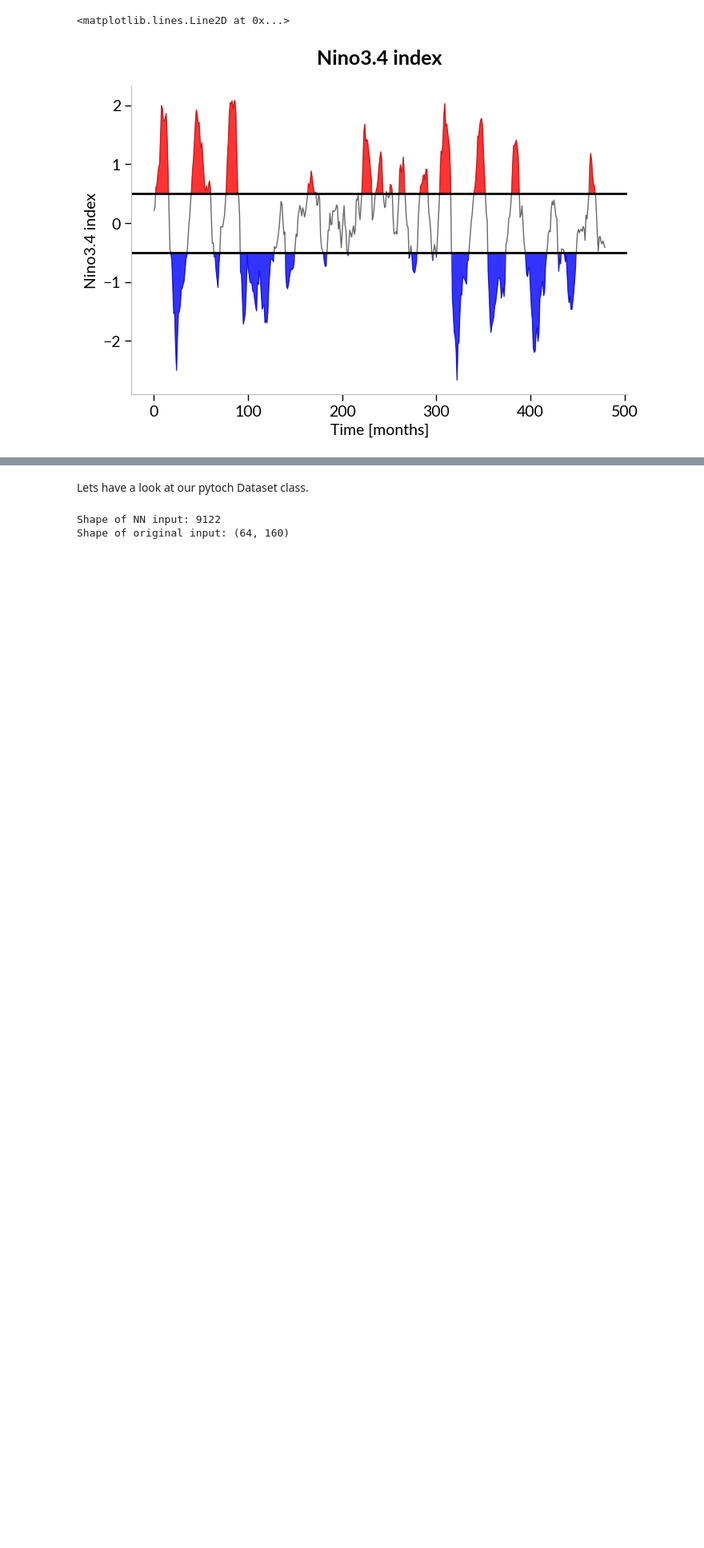
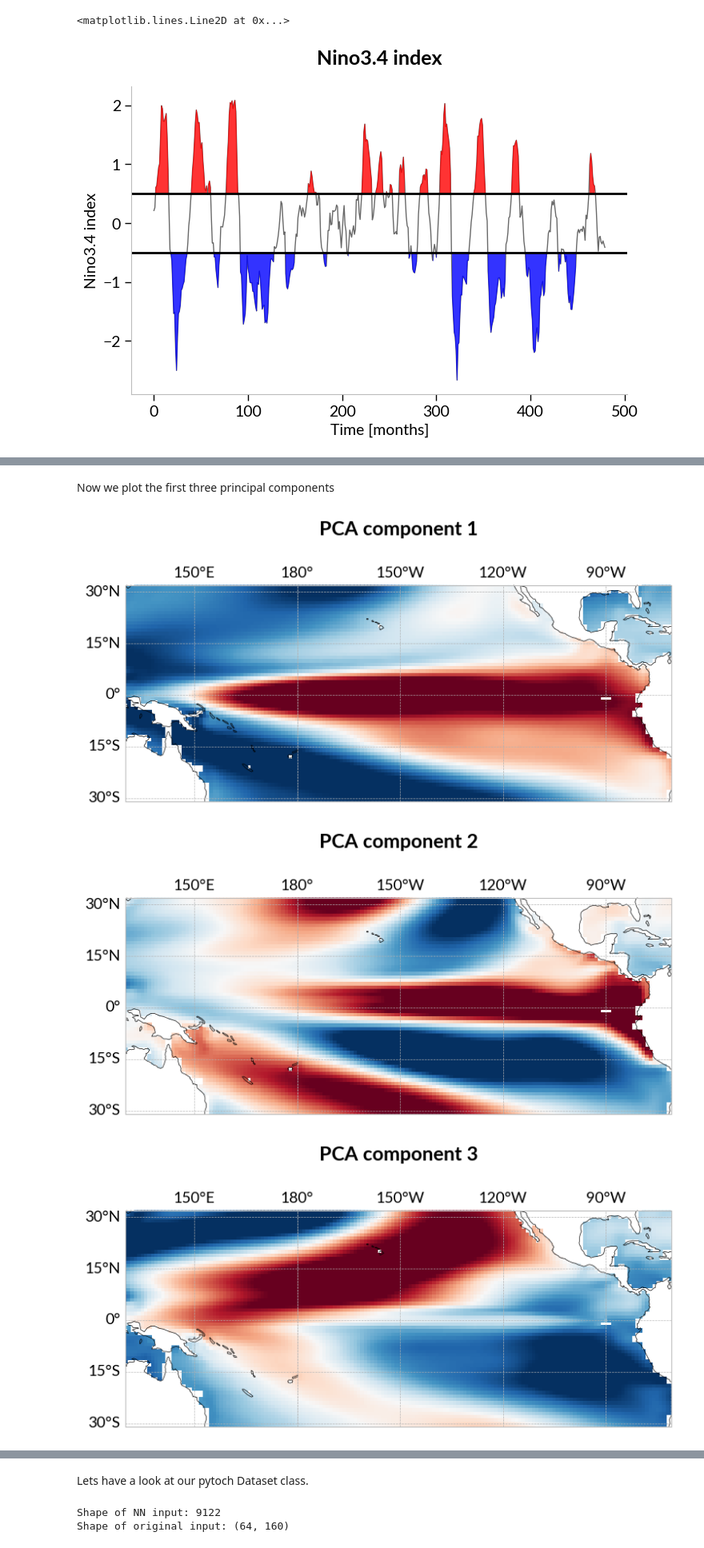
Before and after one commit to fstrnad/lectures, a Jupyter notebook: time_series_lecture/tutorial_vae_ssta.ipynb, the cells around one changed output, grey strips where cells are left out. Shown at 80% size. Drawn from its saved outputs; the diff is of its cells as text; code cells hidden in the pictures; blank space fills up the shorter version.

```diff
--- a/time_series_lecture/tutorial_vae_ssta.ipynb
+++ b/time_series_lecture/tutorial_vae_ssta.ipynb
@@ -129,0 +203,7 @@ ax.axhline(0.5, color='k')
+# %%
+dataset = SSTA(da)
+# Sample datapoint
+X = dataset.X
+x_dim = X.shape
+print(f"Shape of original input: {da[0].shape}")
+print(f"Shape of non-nan input: {x_dim}")
@@ -130 +213,18 @@ ax.axhline(0.5, color='k')
+# %%
+from sklearn.decomposition import PCA
+X = X.reshape(da.shape[0], -1)
+num_components = 10
+pca = PCA(n_components=num_components)
+z = pca.fit_transform(X)
+# %% [markdown]
+Now we plot the first three principal components
+# %%
+for i in range(3):
+    da_map = dataset.get_map(pca.components_[i])
+    im = gplt.plot_map(da_map, title=f'PCA component {i+1}',
+                       cmap='RdBu_r')
+# %% [output]
+[figure, added]
+[figure, added]
+[figure, added]
 # %% [markdown]
```
Also changed, not shown: parts of 14 cells of this notebook, 1 other file.
